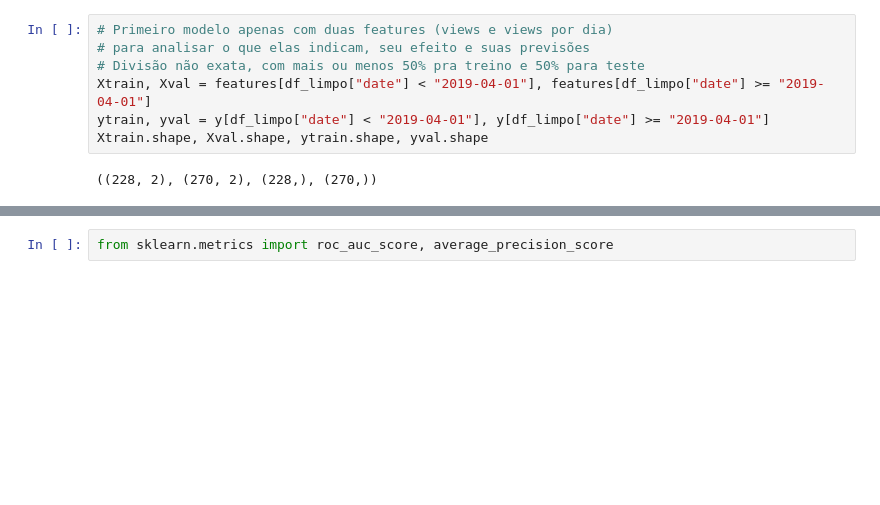
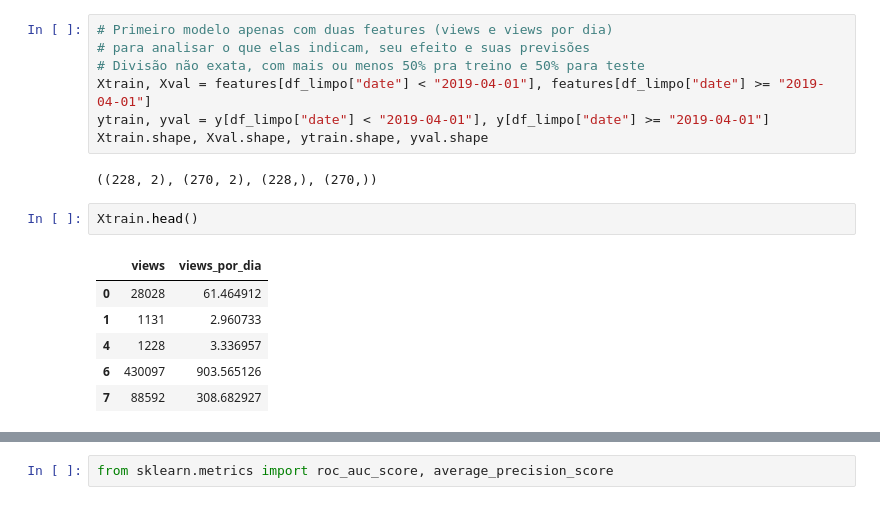
Before and after one commit to guilherme-maioli/ProjetoRecomendacaoYoutube, a Jupyter notebook: modelo1.ipynb, the cells around one changed output, grey strips where cells are left out. Drawn from its saved outputs; the diff is of its cells as text; blank space fills up the shorter version.

```diff
--- a/modelo1.ipynb
+++ b/modelo1.ipynb
@@ -135,6 +135,15 @@ ytrain, yval = y[df_limpo["date"] < "2019-04-01"], y[df_limpo["date"] >= "2019-0
 Xtrain.shape, Xval.shape, ytrain.shape, yval.shape
 # %% [output]
 ((228, 2), (270, 2), (228,), (270,))
+# %%
+Xtrain.head()
+# %% [output]
+|  | views | views_por_dia |
+| 0 | 28028 | 61.464912 |
+| 1 | 1131 | 2.960733 |
+| 4 | 1228 | 3.336957 |
+| 6 | 430097 | 903.565126 |
+| 7 | 88592 | 308.682927 |
 # %%
 # criando uma arvore de decisão com profundidade dois
 mdl = DecisionTreeClassifier(random_state=0, max_depth=2, class_weight="balanced")
```
Also changed, not shown: parts of 6 cells of this notebook, 5 other files.
